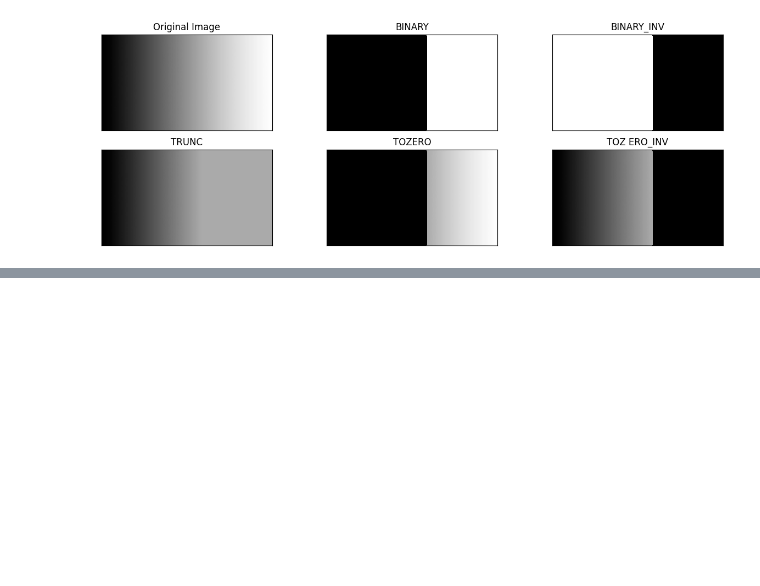
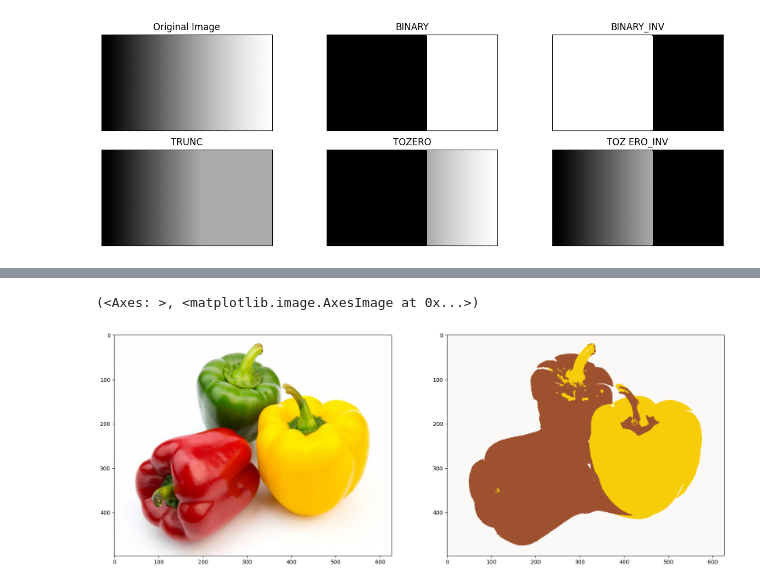
Before and after one commit to novita824/PCVK_Genap_2023, a Jupyter notebook: Week11.ipynb, the cells around one changed output, grey strips where cells are left out. Drawn from its saved outputs; the diff is of its cells as text; code cells hidden in the pictures; blank space fills up the shorter version.

```diff
--- a/Week11.ipynb
+++ b/Week11.ipynb
@@ -44,0 +93,27 @@ plt.show()
+# %%
+#KMeans Image Segmentation
+filename = ('/content/drive/MyDrive/peppers.jpg' )
+img = cv.imread(filename)
+img = cv.cvtColor(img,cv.COLOR_BGR2RGB)
+#reshape array ke bentuk 2D
+pixel_values = img.reshape((-1, 3))
+# convert to float
+pixel_values = np.float32(pixel_values)
+criteria = (cv.TERM_CRITERIA_EPS + cv.TERM_CRITERIA_MAX_ITER, 100, 0.2)
+
+k = 3
+_, labels, (centers) = cv.kmeans(pixel_values, k, None, criteria, 10, cv.KMEANS_RANDOM_CENTERS)
+#konversi titik centroid kedalam integer
+centers = np.uint8(centers)
+#flattening label array
+labels = labels.flatten()
+#konversi warna pixel asli kewarna dari tiap centroidnya
+segmented_image = centers[labels.flatten()]
+#reshape ke bentuk image asli
+segmented_image = segmented_image.reshape(img.shape)
+plt.figure(figsize = (20,20))
+plt.subplot(1,2,1),plt.imshow(img)
+plt.subplot(1,2,2),plt.imshow(segmented_image)
+# %% [output]
+(<Axes: >, <matplotlib.image.AxesImage at 0x...>)
+[figure, added]
```
Also changed, not shown: parts of 2 cells of this notebook.
